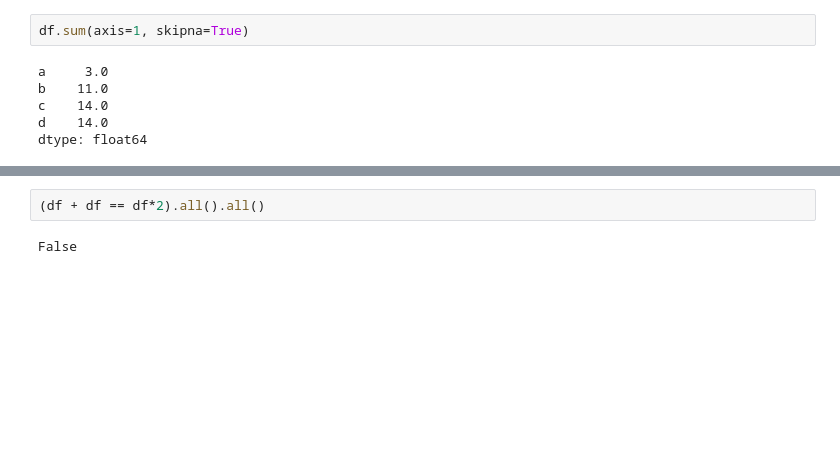
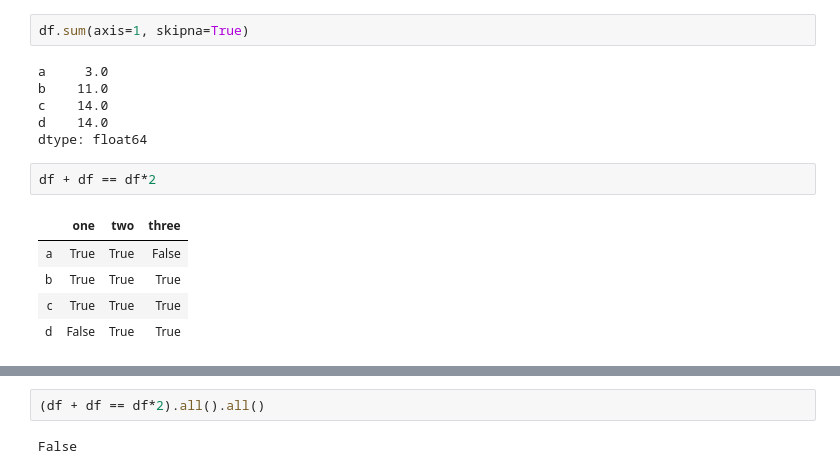
Before and after one commit to RyotaBannai/pandas-playground, a Jupyter notebook: basic functionality learning.ipynb, the cells around one changed output, grey strips where cells are left out. Cells and saved outputs as stored; diff of their text form; blank space fills up the shorter version.

```diff
--- a/basic functionality learning.ipynb
+++ b/basic functionality learning.ipynb
@@ -84,3 +126,11 @@ b    11.0
 c    14.0
 d    14.0
 dtype: float64
+# %%
+df + df == df*2
+# %% [output]
+|  | one | two | three |
+| a | True | True | False |
+| b | True | True | True |
+| c | True | True | True |
+| d | False | True | True |
```
Also changed, not shown: parts of 46 cells of this notebook, 1 other file.
